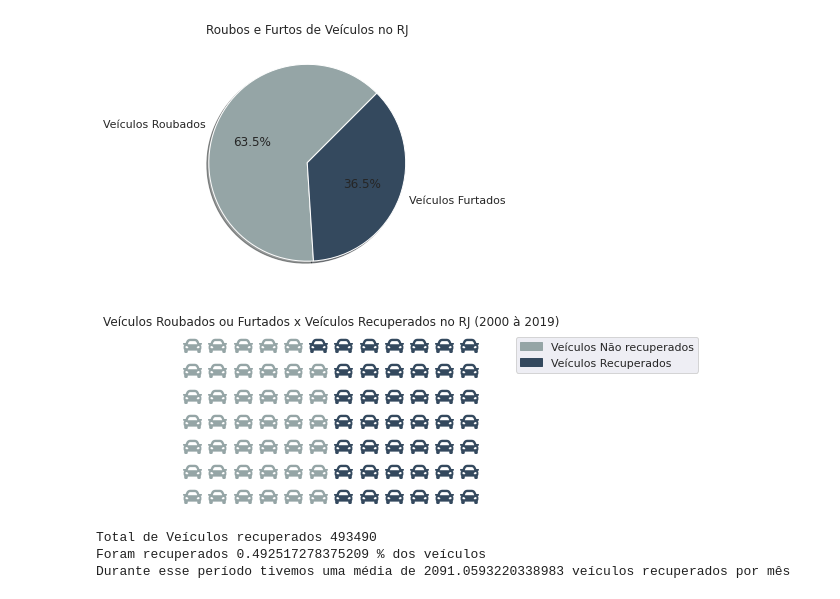
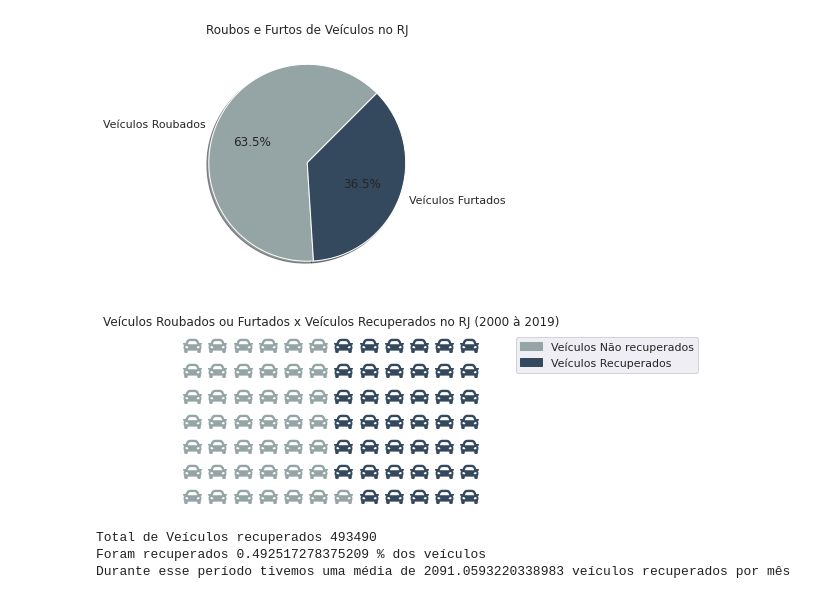
Before and after one commit to rafamarquesrmb/data_science, a Jupyter notebook: projeto02_analise_de_dados_violencia_rio_de_janeiro/analisedados_violencia_riodejaneiro_2000a2019.ipynb, the cells around one changed output. Cells and saved outputs as stored; diff of their text form; code cells hidden in the pictures.

```diff
--- a/projeto02_analise_de_dados_violencia_rio_de_janeiro/analisedados_violencia_riodejaneiro_2000a2019.ipynb
+++ b/projeto02_analise_de_dados_violencia_rio_de_janeiro/analisedados_violencia_riodejaneiro_2000a2019.ipynb
@@ -915,22 +1008,22 @@ plt.tight_layout()
 # %%
 fig = plt.figure(
     figsize=(12,3),
     FigureClass=Waffle,
     rows=7,
     columns=12,
-    values={"Veículos Não recuperados":48.4,
-            "Veículos Recuperados":51.6
+    values={"Veículos Não recuperados":50.75,
+            "Veículos Recuperados":49.25
     },
     colors=("#95a5a6","#34495e"),
     icons="car",icon_size=19,
     legend={'loc': 'upper left',
             'bbox_to_anchor': (1.1, 1)}
 
 )
 plt.title("Veículos Roubados ou Furtados x Veículos Recuperados no RJ (2000 à 2019)")
 plt.tight_layout()
 # %% [output]
-[figure, old version]
+[figure, new version]
 # %%
 print("Total de Veículos recuperados",df_null.recuperacao_veiculos.sum())
 print("Foram recuperados",(df_null.recuperacao_veiculos.sum()/(df_null.furto_veiculos.sum()+df_null.roubo_veiculo.sum())),"% dos veículos")
```
Also changed, not shown: parts of 17 cells of this notebook.
